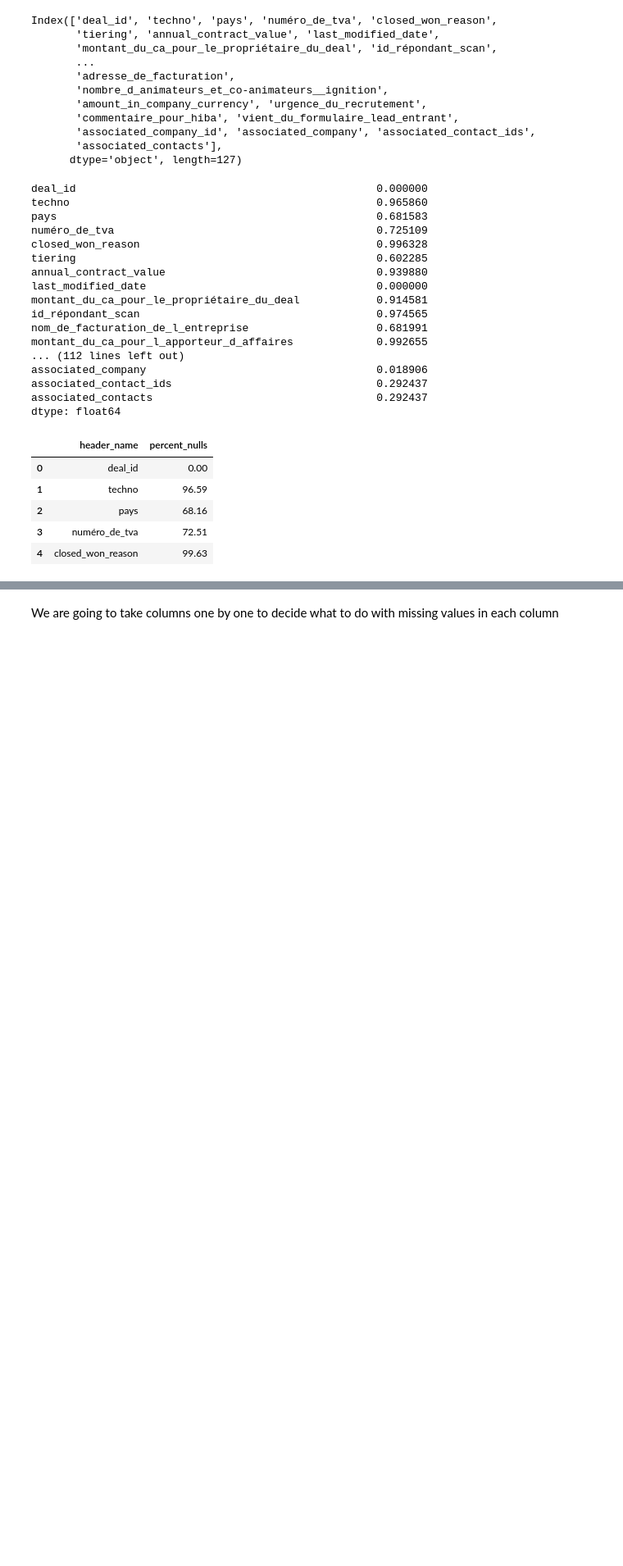
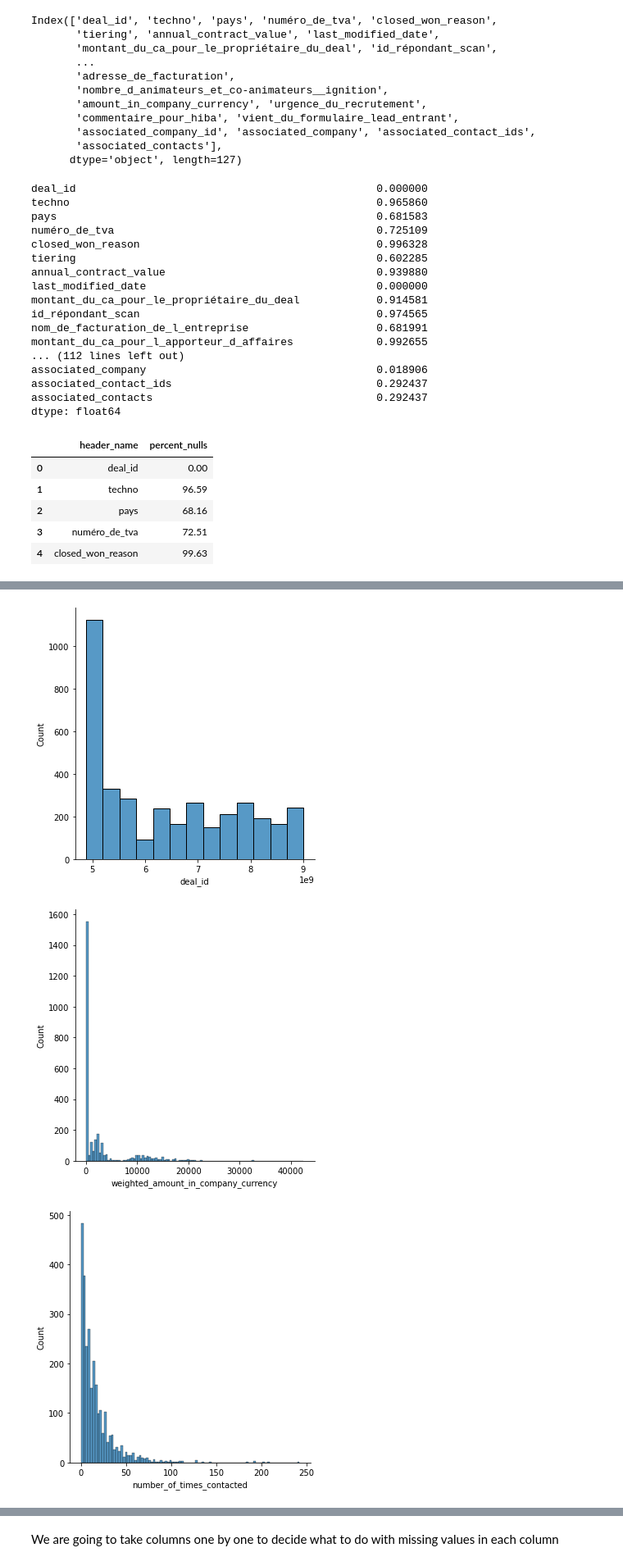
Before and after one commit to audedef/crm_project_ironhack, a Jupyter notebook: cleaning_deals.ipynb, the cells around one changed output, grey strips where cells are left out. Shown at 82% size. Drawn from its saved outputs; the diff is of its cells as text; code cells hidden in the pictures; blank space fills up the shorter version.

```diff
--- a/cleaning_deals.ipynb
+++ b/cleaning_deals.ipynb
@@ -342,0 +376,4 @@ Name: status, dtype: int64
+# %%
+# Filtering on Jobs pipeline
+jobs = crm_deals[(crm_deals['pipeline'] == 'Jobs')]
+jobs.head()
@@ -342,0 +407,7 @@ Name: status, dtype: int64
+# %%
+# Let's drop "transaction_venant_de_scan_rh" and "vient_du_formulaire_lead_entrant"
+jobs = jobs.drop(['transaction_venant_de_scan_rh', 'vient_du_formulaire_lead_entrant'], axis = 1)
+# %%
+# Filtering according to bo_job_id (will need this key to combine this database with the BO database !)
+jobs = jobs[jobs['bo_job_id'].isna() == False]
+jobs.shape
@@ -342,0 +440,7 @@ Name: status, dtype: int64
+# %%
+jobs_numericals = jobs.select_dtypes(np.number)
+display(jobs_numericals.head())
+jobs_categoricals = jobs.select_dtypes(np.object)
+display(jobs_categoricals.head())
+jobs_dates = jobs.select_dtypes(np.datetime64)
+display(jobs_dates.head())
@@ -342,0 +468,11 @@ Name: status, dtype: int64
+# %%
+# Plotting numericals :
+def plot_numericals(x) :
+    sns.displot(x)
+    plt.show()
+
+jobs_numericals.apply(plot_numericals)
+# %% [output]
+[figure, added]
+[figure, added]
+[figure, added]
```
Also changed, not shown: parts of 114 cells of this notebook, 3 other files.
